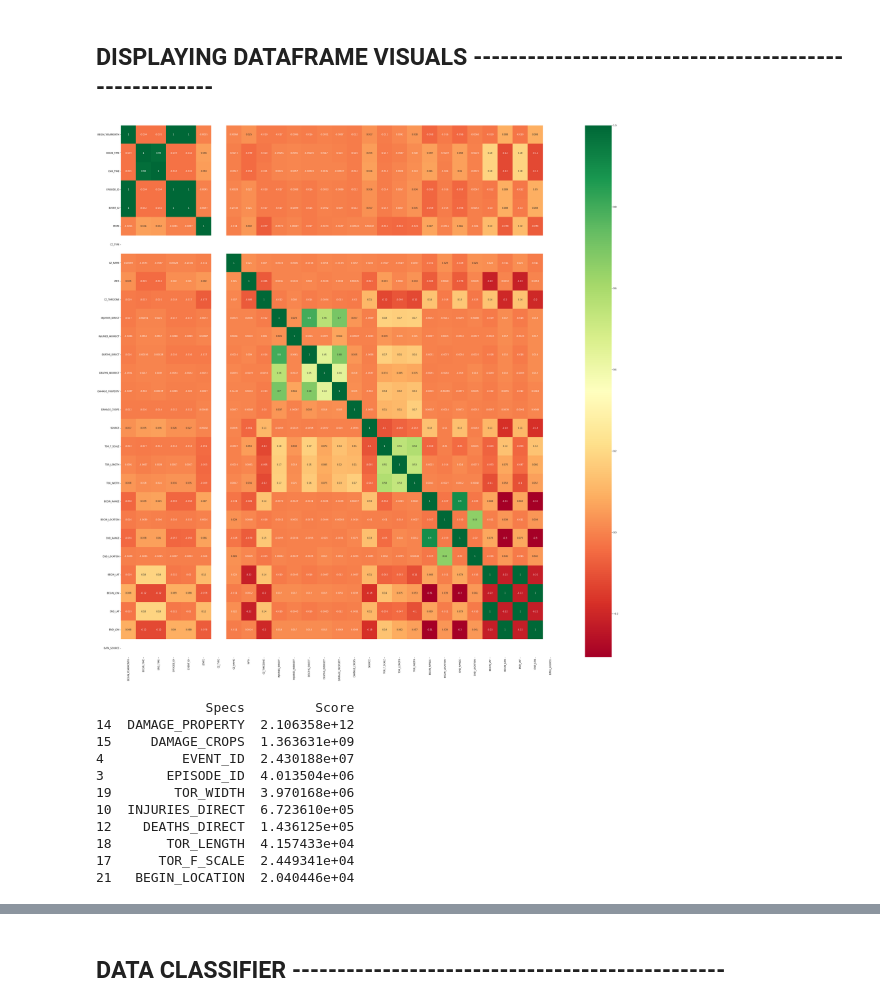
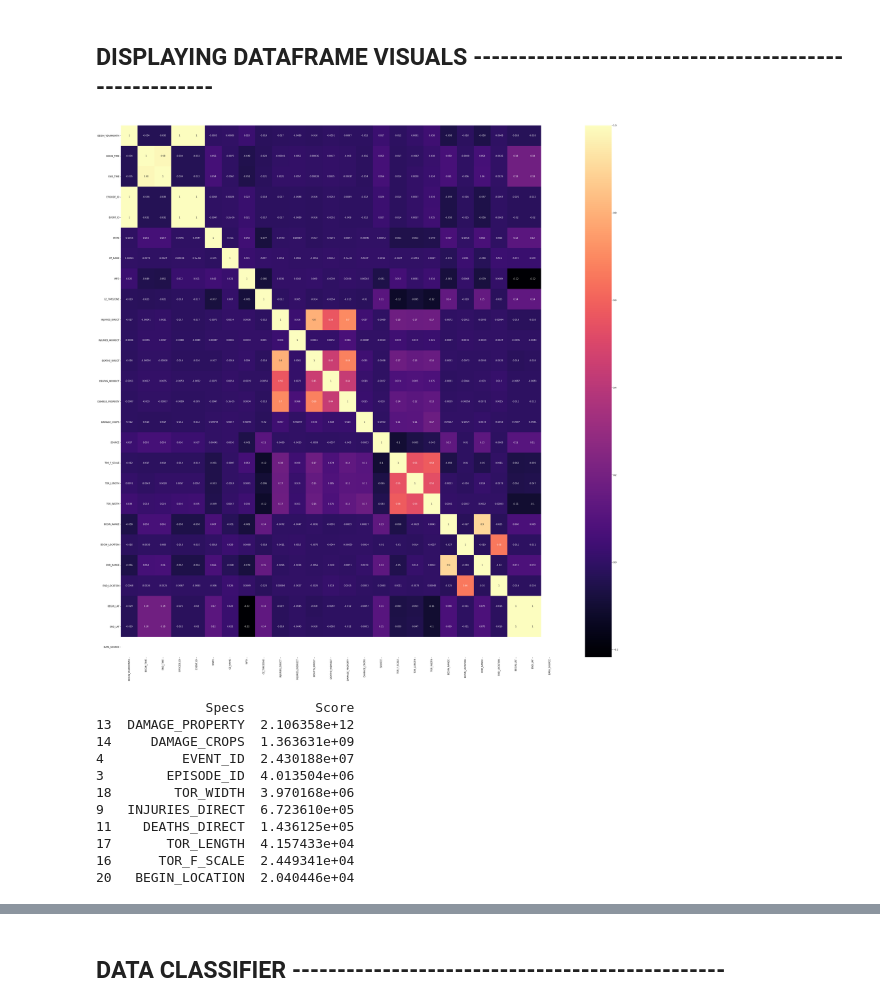
Before and after one commit to DorisSanchez-Velasquez/NaturalDisasterReport, a Jupyter notebook: main.ipynb, the cells around one changed output, grey strips where cells are left out. Cells and saved outputs as stored; diff of their text form; code cells hidden in the pictures.

```diff
--- a/main.ipynb
+++ b/main.ipynb
@@ -44,6 +45,6 @@ temp_df = NaturalDisaster_Data.copy(deep=True)
 # %%
 temp_df = temp_df.drop(columns=['BEGIN_DAY','END_YEARMONTH','END_DAY','STATE_FIPS','YEAR','MONTH_NAME',
                                                           'EVENT_TYPE','CZ_FIPS','END_DATE_TIME', 'FLOOD_CAUSE','CATEGORY',
-                                                          'BEGIN_AZIMUTH','END_AZIMUTH','MAGNITUDE', 'TOR_OTHER_WFO','TOR_OTHER_CZ_STATE',
+                                                          'BEGIN_AZIMUTH','END_AZIMUTH','TOR_OTHER_WFO','TOR_OTHER_CZ_STATE',
                                                           'TOR_OTHER_CZ_NAME','MAGNITUDE_TYPE', 'EVENT_NARRATIVE', 'EPISODE_NARRATIVE',
-                                                          'BEGIN_DATE_TIME', 'TOR_OTHER_CZ_FIPS', 'BEGIN_LON', 'END_LON'])
+                                                          'BEGIN_DATE_TIME', 'TOR_OTHER_CZ_FIPS', 'BEGIN_LON', 'END_LON', 'MAGNITUDE', 'CZ_TYPE'])
@@ -94,7 +103,6 @@ temp_df["TOR_F_SCALE"] = tornado_scale
 # %%
 #Transforming label data into encoded, numerical data types
 labelEn = prep.LabelEncoder()
-temp_df['CZ_TYPE'] = labelEn.fit_transform(temp_df['CZ_TYPE'])
 temp_df['STATE'] = labelEn.fit_transform(temp_df['STATE'])
 temp_df['CZ_NAME'] = labelEn.fit_transform(temp_df['CZ_NAME'])
 temp_df['WFO'] = labelEn.fit_transform(temp_df['WFO'])
@@ -113,28 +121,26 @@ temp_df["BEGIN_RANGE"] = temp_df["BEGIN_RANGE"].fillna(0.0)
 temp_df["END_RANGE"] = temp_df["END_RANGE"].fillna(0.0)
 temp_df["BEGIN_LAT"] = temp_df["BEGIN_LAT"].fillna(0.0)
 temp_df["END_LAT"] = temp_df["END_LAT"].fillna(0.0)
-temp_df["BEGIN_LON"] = temp_df["BEGIN_LON"].fillna(0.0)
-temp_df["END_LON"] = temp_df["END_LON"].fillna(0.0)
 # %% [markdown]
 ## DISPLAYING DATAFRAME VISUALS ------------------------------------------------------
 # %%
 import pandas as pd
 import numpy as np
 import seaborn as sns
 import matplotlib.pyplot as plt
 
 
 
 X = temp_df.iloc[:,0:37]
 y = temp_df['TOR_F_SCALE']
 #get correlations of each features in dataset
 corrmat = temp_df.corr()
 top_corr_features = corrmat.index
 plt.figure(figsize=(45,45))
 #plot heat map
-g=sns.heatmap(temp_df[top_corr_features].corr(),annot=True,cmap="RdYlGn")
+g=sns.heatmap(temp_df[top_corr_features].corr(),annot=True,cmap="magma")
 # %% [output]
-[figure, old version]
+[figure, new version]
 # %%
 
 from sklearn.feature_selection import SelectKBest
@@ -155,14 +161,14 @@ featureScores.columns = ['Specs','Score']  #naming the dataframe columns
 print(featureScores.nlargest(10,'Score'))  #print 10 best features
 # %% [output]
               Specs         Score
-14  DAMAGE_PROPERTY  2.106358e+12
-15     DAMAGE_CROPS  1.363631e+09
+13  DAMAGE_PROPERTY  2.106358e+12
+14     DAMAGE_CROPS  1.363631e+09
 4          EVENT_ID  2.430188e+07
 3        EPISODE_ID  4.013504e+06
-19        TOR_WIDTH  3.970168e+06
-10  INJURIES_DIRECT  6.723610e+05
-12    DEATHS_DIRECT  1.436125e+05
-18       TOR_LENGTH  4.157433e+04
-17      TOR_F_SCALE  2.449341e+04
-21   BEGIN_LOCATION  2.040446e+04
+18        TOR_WIDTH  3.970168e+06
+9   INJURIES_DIRECT  6.723610e+05
+11    DEATHS_DIRECT  1.436125e+05
+17       TOR_LENGTH  4.157433e+04
+16      TOR_F_SCALE  2.449341e+04
+20   BEGIN_LOCATION  2.040446e+04
 # %%
```
Also changed, not shown: parts of 9 cells of this notebook.
